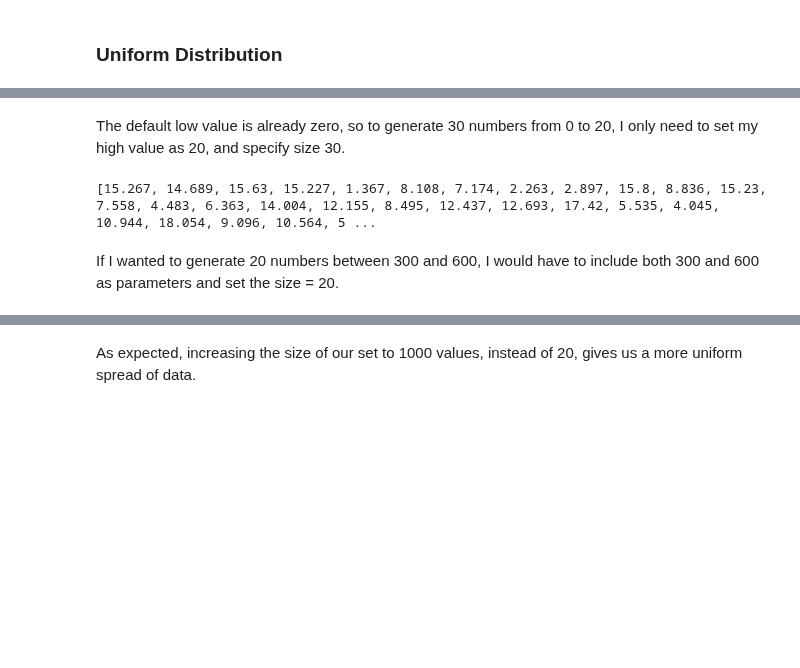
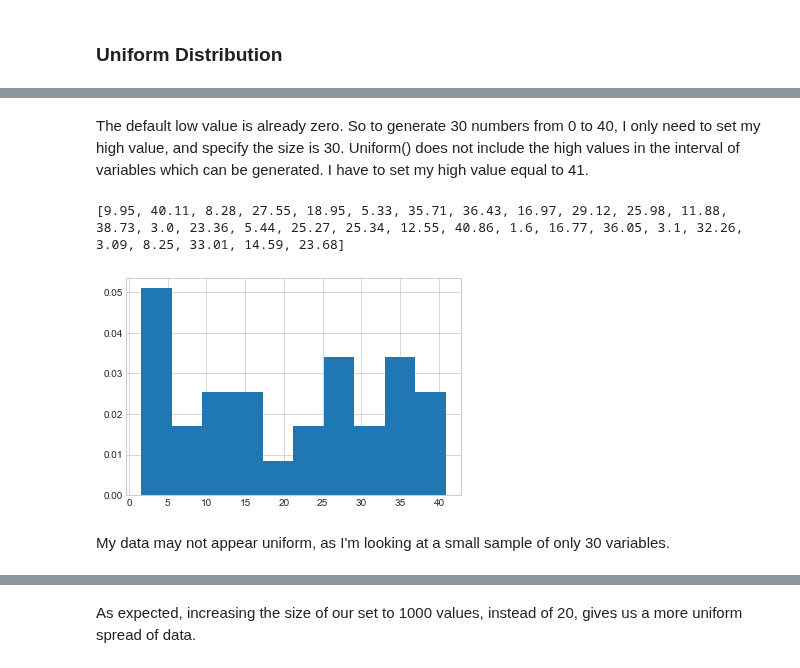
Before and after one commit to MarionMcG/numpy.random, a Jupyter notebook: numpy-random.ipynb, the cells around one changed output, grey strips where cells are left out. Saved outputs shown, nothing was run; the diff lists cells and outputs as text; code cells hidden in the pictures; blank space fills up the shorter version.

Commit message:
Uniform dist- elevator example

```diff
--- a/numpy-random.ipynb
+++ b/numpy-random.ipynb
@@ -339,10 +342,15 @@ print(t)
 # %% [markdown]
-The default low value is already zero, so to generate 30 numbers from 0 to 20, I only need to set my high value as 20, and specify size 30.
+The default low value is already zero. So to generate 30 numbers from 0 to 40, I only need to set my high value, and specify the size is 30. Uniform() does not include the high values in the interval of variables which can be generated. I have to set my high value equal to 41.
 # %%
-uni=np.random.uniform(20, size =30)
-uni=np.around(uni, decimals=3).tolist()
+uni=np.random.uniform(41, size =30)
+uni=np.around(uni, decimals=2).tolist()
 print(uni)
 # %% [output]
-[15.267, 14.689, 15.63, 15.227, 1.367, 8.108, 7.174, 2.263, 2.897, 15.8, 8.836, 15.23, 7.558, 4.483, 6.363, 14.004, 12.155, 8.495, 12.437, 12.693, 17.42, 5.535, 4.045, 10.944, 18.054, 9.096, 10.564, 5 ...
+[9.95, 40.11, 8.28, 27.55, 18.95, 5.33, 35.71, 36.43, 16.97, 29.12, 25.98, 11.88, 38.73, 3.0, 23.36, 5.44, 25.27, 25.34, 12.55, 40.86, 1.6, 16.77, 36.05, 3.1, 32.26, 3.09, 8.25, 33.01, 14.59, 23.68]
-# %% [markdown]
-If I wanted to generate 20 numbers between 300 and 600, I would have to include both 300 and 600 as parameters and set the size = 20.
+# %%
+plt.hist(uni, density = True)
+plt.show()
+# %% [output]
+[figure, added]
+# %% [markdown]
+My data may not appear uniform, as I'm looking at a small sample of only 30 variables.
```
Also changed, not shown: parts of 34 cells of this notebook.
